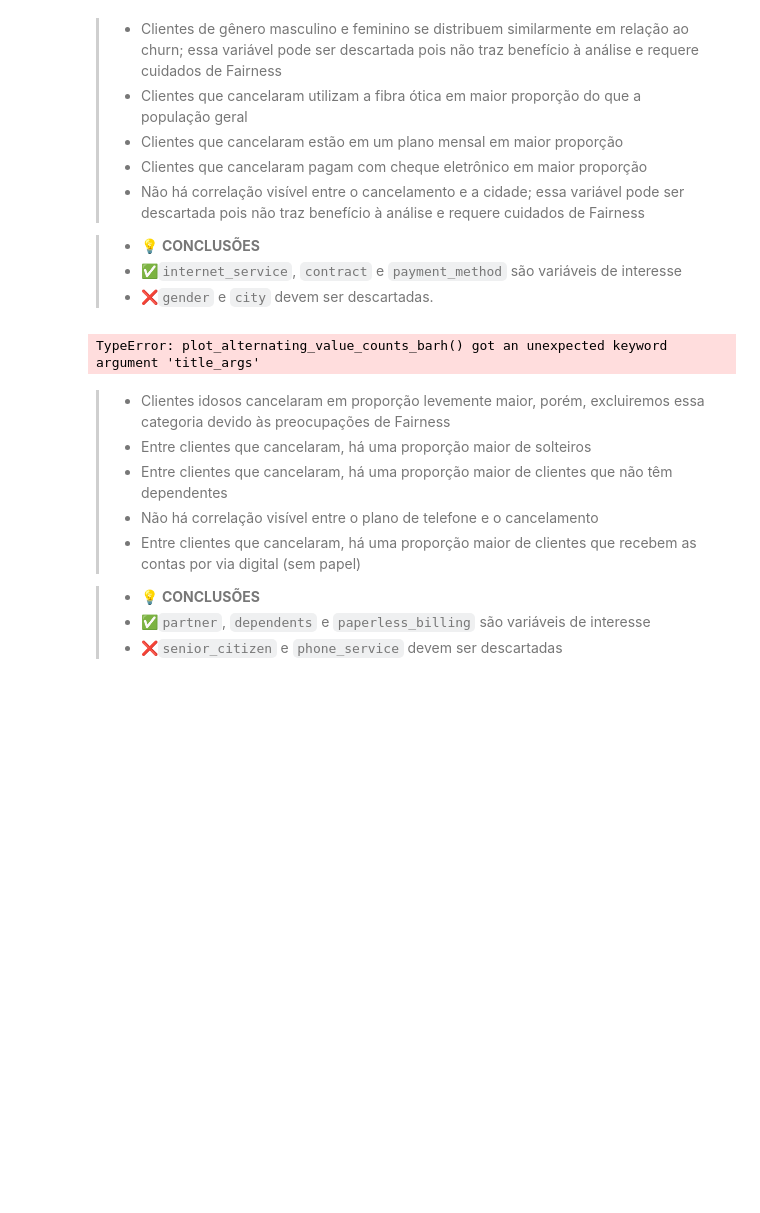
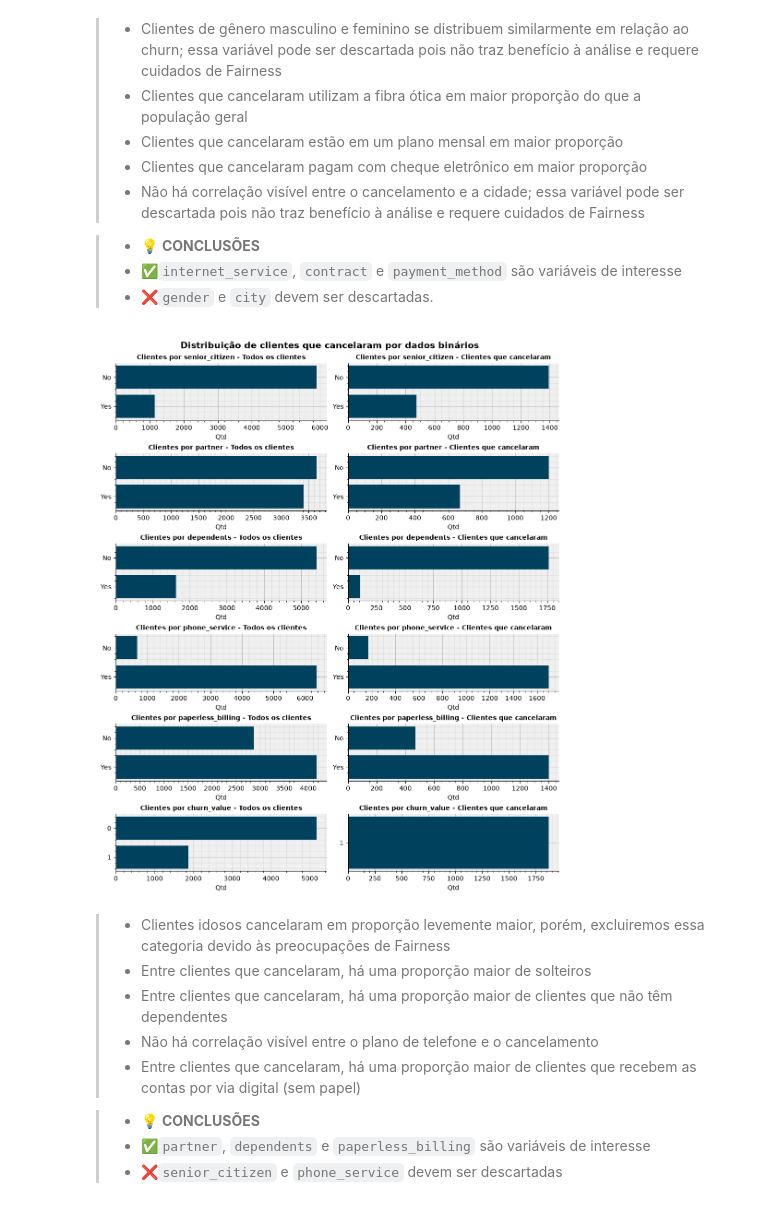
Before and after one commit to victoria-menezes/fiap-ml-techchallenge1, a Jupyter notebook: notebooks/01_eda.ipynb, the cells around one changed output. Cells and saved outputs as stored; diff of their text form; code cells hidden in the pictures; blank space fills up the shorter version.

```diff
--- a/notebooks/01_eda.ipynb
+++ b/notebooks/01_eda.ipynb
@@ -558,24 +558,24 @@ plt.show()
 # %%
 cols_analyzed = COLS_BINARY + [COL_TARGET]
 
 data_visualizer.plot_alternating_value_counts_barh(
     data1=df[cols_analyzed],
     data2=df_churn_only[cols_analyzed],
     data1_label='Todos os clientes',
     data2_label='Clientes que cancelaram',
     ncols = 2,
     figsize=(10, 12),
     fig_title='Distribuição de clientes que cancelaram por dados binários',
     # color_dict=label_color_dict,
     generic_color=generic_colors[0],
-    title_args = title_ax_defaults,
+    title_kwargs = title_ax_defaults,
     suptitle_kwargs = title_fig_defaults,
     sort_alphabetically=True,
     max_categories=5
 )
 plt.show()
 # %% [output]
-TypeError: plot_alternating_value_counts_barh() got an unexpected keyword argument 'title_args'
+[figure, added]
 # %% [markdown]
 >- Clientes idosos cancelaram em proporção levemente maior, porém, excluiremos essa categoria devido às preocupações de Fairness
 >- Entre clientes que cancelaram, há uma proporção maior de solteiros
```
Also changed, not shown: parts of 3 cells of this notebook, 3 other files.
